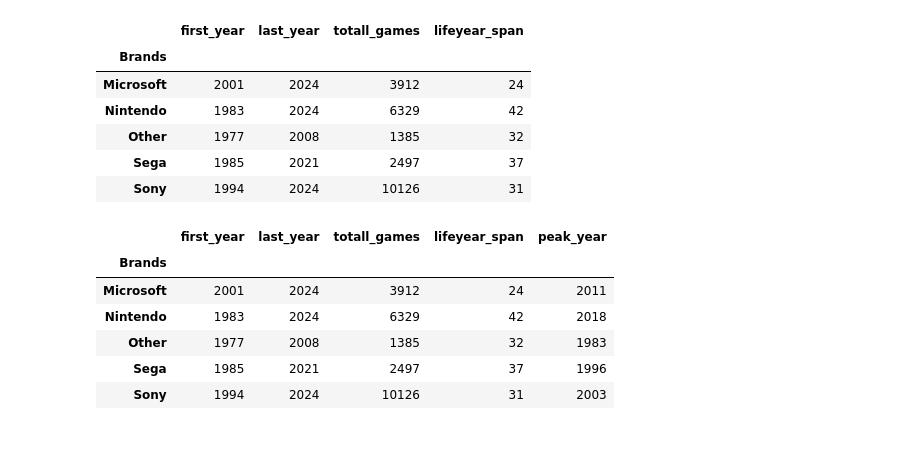
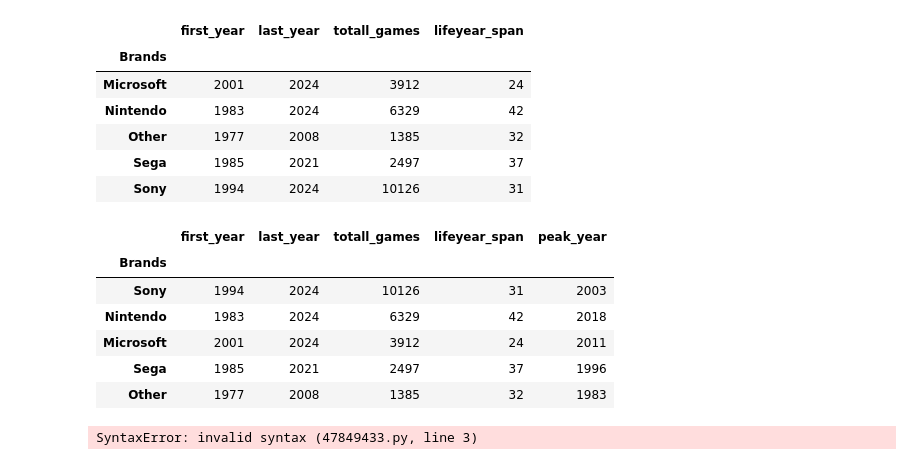
Before and after one commit to ahmadbinsohail/Handling_CSV, a Jupyter notebook: platform_wars_dashboard/main.ipynb, the cells around one changed output. Drawn from its saved outputs; the diff is of its cells as text; code cells hidden in the pictures.

```diff
--- a/platform_wars_dashboard/main.ipynb
+++ b/platform_wars_dashboard/main.ipynb
@@ -121,19 +121,26 @@ life
 # %%
 yearly = lib.groupby(["Brands","Release Year"]).size()
 yearly
 try :
  life["peak_year"]= yearly.groupby(level=0).idxmax().str[1]
 except AttributeError :
  life["peak_year"]= yearly.groupby(level=0).idxmax().map(lambda x: x[1])
+life.sort_values("totall_games",ascending=False,inplace=True)
 life
 # %% [output]
 |  | first_year | last_year | totall_games | lifeyear_span | peak_year |
 | Brands |  |  |  |  |  |
+| Sony | 1994 | 2024 | 10126 | 31 | 2003 |
+| Nintendo | 1983 | 2024 | 6329 | 42 | 2018 |
 | Microsoft | 2001 | 2024 | 3912 | 24 | 2011 |
-| Nintendo | 1983 | 2024 | 6329 | 42 | 2018 |
+| Sega | 1985 | 2021 | 2497 | 37 | 1996 |
 | Other | 1977 | 2008 | 1385 | 32 | 1983 |
-| Sega | 1985 | 2021 | 2497 | 37 | 1996 |
-| Sony | 1994 | 2024 | 10126 | 31 | 2003 |
+# %%
+mpl.pyplot.figure(figsize=(14,8))
+sb.heatmap(table[top],cmap="YlOrRd",cbar_kws={"label":"Games Released"})
+mpl.pyplot.title("Liberary size by platform over years")
+# %% [output]
+SyntaxError: invalid syntax (47849433.py, line 3)
 # %%
 (df.groupby("System Full")["Units(m)"].apply(lambda s:s.isna().mean()*100)).sort_values()
 # %% [output]
```
